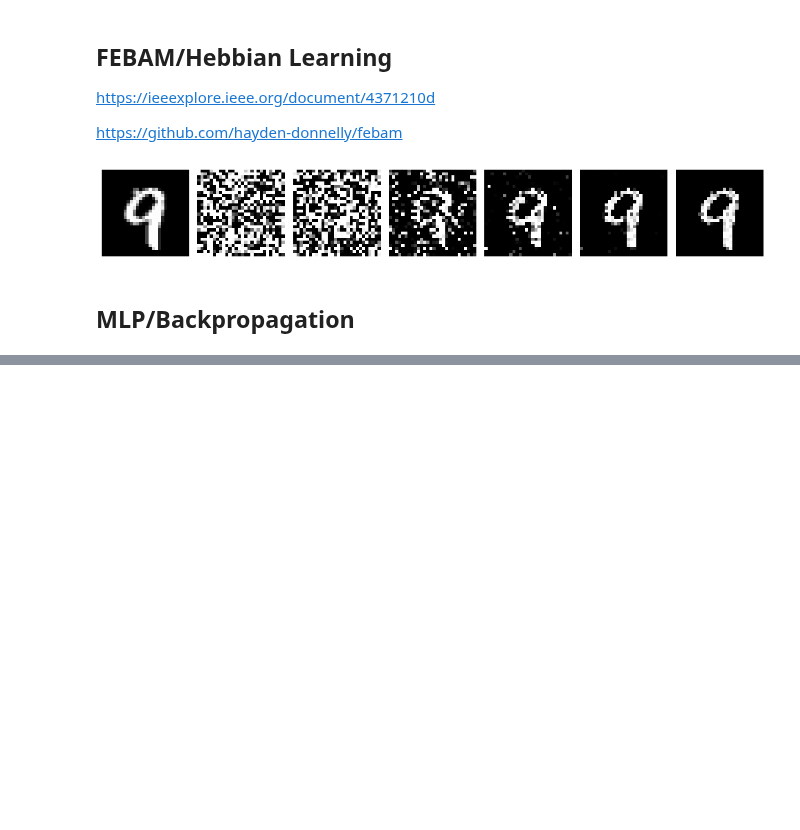
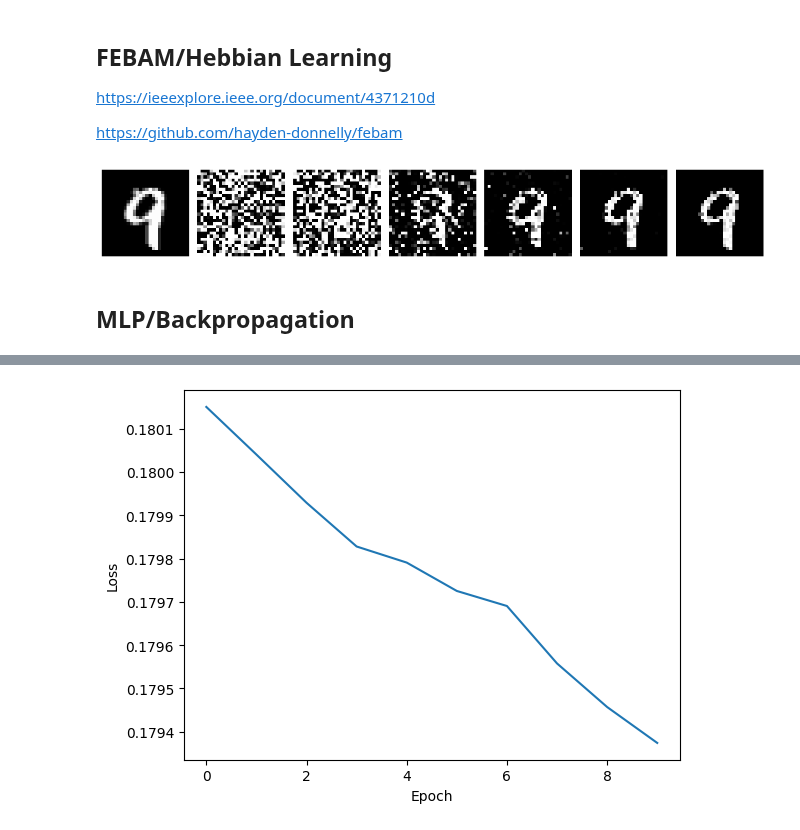
Before and after one commit to hayden-donnelly/ml-notebooks, a Jupyter notebook: trying_out_jax.ipynb, the cells around one changed output, grey strips where cells are left out. Saved outputs shown, nothing was run; the diff lists cells and outputs as text; code cells hidden in the pictures; blank space fills up the shorter version.

```diff
--- a/trying_out_jax.ipynb
+++ b/trying_out_jax.ipynb
@@ -172,14 +172,27 @@ plt.show()
 # %% [markdown]
 ## MLP/Backpropagation
 # %%
-def sigmoid(x):
-    return 1/(1 + jnp.exp(-x))
+def relu(x):
+    return jnp.maximum(0, x)
+
+def softmax(x):
+    # subtract the max of x for numerical stability
+    x = x - jnp.max(x)
+    # compute the exponential of x
+    exp_x = jnp.exp(x)
+    # normalize by the sum of exp_x
+    return exp_x / jnp.sum(exp_x)
 
 def mlp_forward(mlp, x):
-    for weights, biases in mlp:
+    for i in range(len(mlp) - 1):
+        weights, biases = mlp[i]
         x = jnp.dot(weights, x)
-        x = jnp.add(x, biases)
-        x = sigmoid(x)
+        x = jnp.add(biases, x)
+        x = relu(x)
+    weights, biases = mlp[-1]
+    x = jnp.dot(weights, x)
+    x = jnp.add(biases, x)
+    x = softmax(x)
     return x
 
 # Vectorize forward pass so it can handle multiple images per batch.
@@ -211,22 +224,33 @@ def summarize_mlp(mlp):
         bias_summary = ', bias shape: ' + str(layer[1].shape)
         print('Layer ' + str(i) + weight_summary + bias_summary)
 
+# Set hyperparameters.
 key = jax.random.PRNGKey(20)
 mlp = create_mlp(key, [784, 800, 10])
+epochs = 10
+batch_size = 32
+learning_rate = 0.0001
+
+# Show summary of model.
 summarize_mlp(mlp)
 
-epochs = 1
-batch_size = 32
-learning_rate = 0.00001
-
+# Load data.
 train_loader, test_loader = load_mnist(batch_size)
 
+# Train.
+losses = []
 for epoch in range(epochs):
     cumulative_loss = []
     for images, labels in train_loader:
         loss, mlp = update_mlp(mlp, images, labels, 0.001)
         cumulative_loss.append(loss)
-        print(loss)
-    print('Epoch:', epoch + 1, 'Loss:', sum(cumulative_loss) / len(cumulative_loss))
+    losses.append(sum(cumulative_loss) / len(cumulative_loss))
+    print('Epoch:', epoch + 1, 'Loss:', losses[-1])
 
-# todo: fix nan loss
+
+fig, ax = plt.subplots()
+ax.plot([epoch for epoch in range(epochs)], losses)
+ax.set_xlabel('Epoch')
+ax.set_ylabel('Loss')
+plt.show()
+# %% [output]
@@ -232,0 +269 @@ for epoch in range(epochs):
+[figure, added]
```
Also changed, not shown: parts of 1 cell of this notebook.
